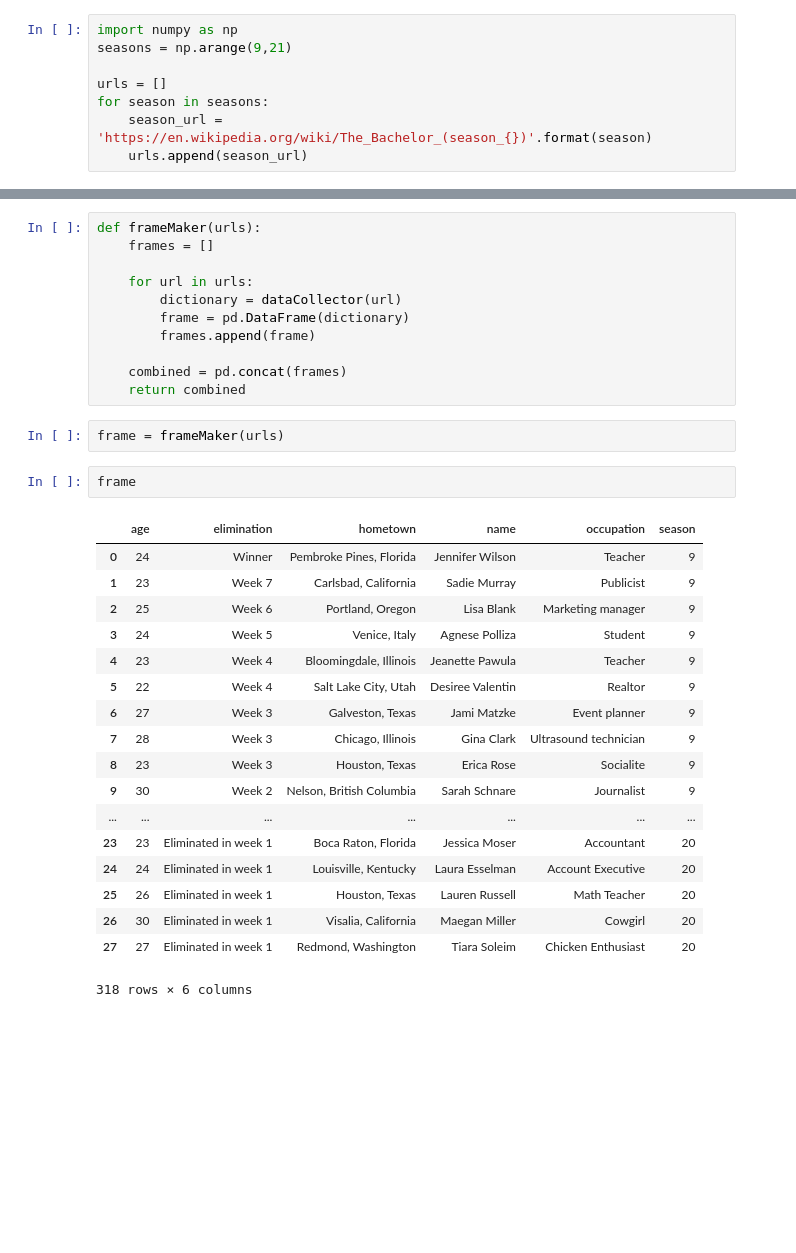
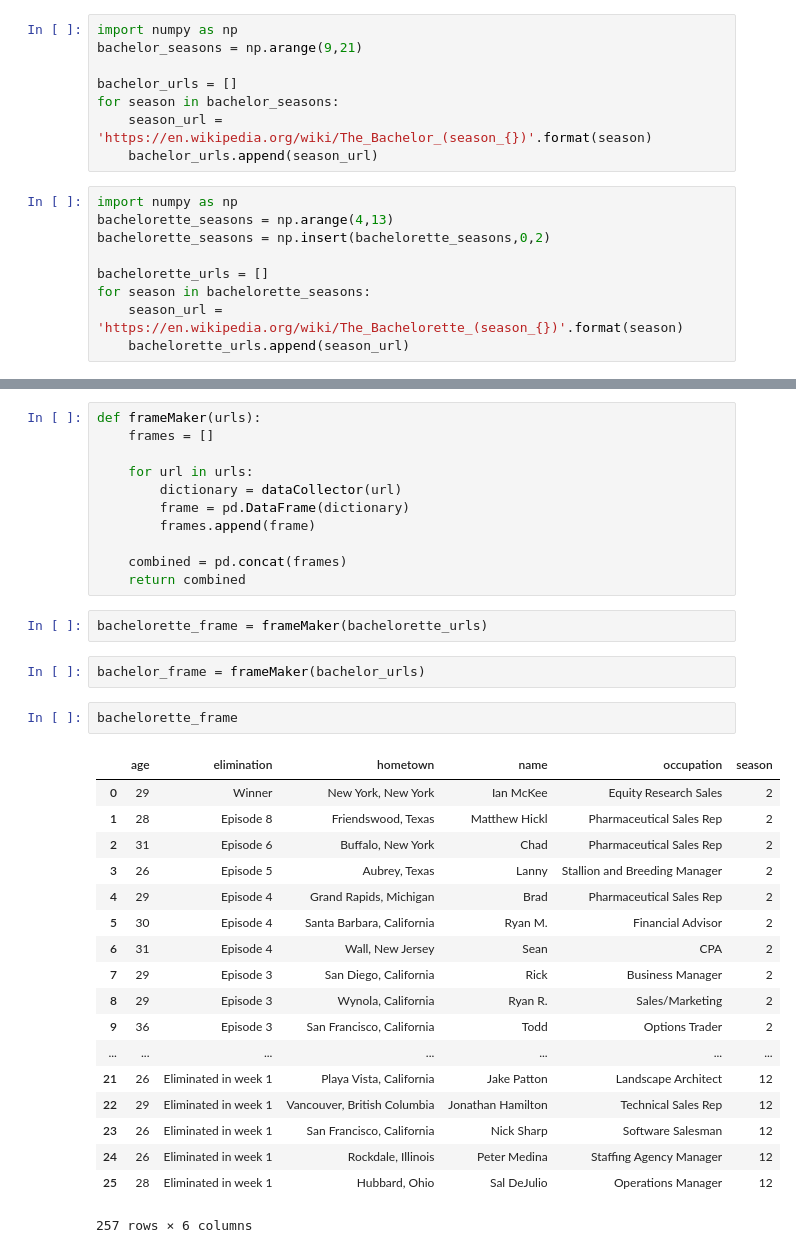
Before and after one commit to jcbain/bach_cast, a Jupyter notebook: bachelor_wiki_scraper.ipynb, the cells around one changed output, grey strips where cells are left out. Saved outputs shown, nothing was run; the diff lists cells and outputs as text; blank space fills up the shorter version.

Commit message:
add bachelorette urls

```diff
--- a/bachelor_wiki_scraper.ipynb
+++ b/bachelor_wiki_scraper.ipynb
@@ -6,9 +6,18 @@ import numpy as np
 import html5lib
 # %%
 import numpy as np
-seasons = np.arange(9,21)
+bachelor_seasons = np.arange(9,21)
 
-urls = []
-for season in seasons:
+bachelor_urls = []
+for season in bachelor_seasons:
     season_url = 'https://en.wikipedia.org/wiki/The_Bachelor_(season_{})'.format(season)
-    urls.append(season_url)
+    bachelor_urls.append(season_url)
+# %%
+import numpy as np
+bachelorette_seasons = np.arange(4,13)
+bachelorette_seasons = np.insert(bachelorette_seasons,0,2)
+
+bachelorette_urls = []
+for season in bachelorette_seasons:
+    season_url = 'https://en.wikipedia.org/wiki/The_Bachelorette_(season_{})'.format(season)
+    bachelorette_urls.append(season_url)
@@ -70,26 +92,28 @@ def frameMaker(urls):
 
     combined = pd.concat(frames)
     return combined
-# %%
-frame = frameMaker(urls)
-# %%
-frame
-# %% [output]
-|  | age | elimination | hometown | name | occupation | season |
-| 0 | 24 | Winner | Pembroke Pines, Florida | Jennifer Wilson | Teacher | 9 |
-| 1 | 23 | Week 7 | Carlsbad, California | Sadie Murray | Publicist | 9 |
-| 2 | 25 | Week 6 | Portland, Oregon | Lisa Blank | Marketing manager | 9 |
-| 3 | 24 | Week 5 | Venice, Italy | Agnese Polliza | Student | 9 |
-| 4 | 23 | Week 4 | Bloomingdale, Illinois | Jeanette Pawula | Teacher | 9 |
-| 5 | 22 | Week 4 | Salt Lake City, Utah | Desiree Valentin | Realtor | 9 |
-| 6 | 27 | Week 3 | Galveston, Texas | Jami Matzke | Event planner | 9 |
-| 7 | 28 | Week 3 | Chicago, Illinois | Gina Clark | Ultrasound technician | 9 |
-| 8 | 23 | Week 3 | Houston, Texas | Erica Rose | Socialite | 9 |
-| 9 | 30 | Week 2 | Nelson, British Columbia | Sarah Schnare | Journalist | 9 |
-| ... | ... | ... | ... | ... | ... | ... |
-| 23 | 23 | Eliminated in week 1 | Boca Raton, Florida | Jessica Moser | Accountant | 20 |
-| 24 | 24 | Eliminated in week 1 | Louisville, Kentucky | Laura Esselman | Account Executive | 20 |
-| 25 | 26 | Eliminated in week 1 | Houston, Texas | Lauren Russell | Math Teacher | 20 |
-| 26 | 30 | Eliminated in week 1 | Visalia, California | Maegan Miller | Cowgirl | 20 |
-| 27 | 27 | Eliminated in week 1 | Redmond, Washington | Tiara Soleim | Chicken Enthusiast | 20 |
-318 rows × 6 columns
+# %%
+bachelorette_frame = frameMaker(bachelorette_urls)
+# %%
+bachelor_frame = frameMaker(bachelor_urls)
+# %%
+bachelorette_frame
+# %% [output]
+|  | age | elimination | hometown | name | occupation | season |
+| 0 | 29 | Winner | New York, New York | Ian McKee | Equity Research Sales | 2 |
+| 1 | 28 | Episode 8 | Friendswood, Texas | Matthew Hickl | Pharmaceutical Sales Rep | 2 |
+| 2 | 31 | Episode 6 | Buffalo, New York | Chad | Pharmaceutical Sales Rep | 2 |
+| 3 | 26 | Episode 5 | Aubrey, Texas | Lanny | Stallion and Breeding Manager | 2 |
+| 4 | 29 | Episode 4 | Grand Rapids, Michigan | Brad | Pharmaceutical Sales Rep | 2 |
+| 5 | 30 | Episode 4 | Santa Barbara, California | Ryan M. | Financial Advisor | 2 |
+| 6 | 31 | Episode 4 | Wall, New Jersey | Sean | CPA | 2 |
+| 7 | 29 | Episode 3 | San Diego, California | Rick | Business Manager | 2 |
+| 8 | 29 | Episode 3 | Wynola, California | Ryan R. | Sales/Marketing | 2 |
+| 9 | 36 | Episode 3 | San Francisco, California | Todd | Options Trader | 2 |
+| ... | ... | ... | ... | ... | ... | ... |
+| 21 | 26 | Eliminated in week 1 | Playa Vista, California | Jake Patton | Landscape Architect | 12 |
+| 22 | 29 | Eliminated in week 1 | Vancouver, British Columbia | Jonathan Hamilton | Technical Sales Rep | 12 |
+| 23 | 26 | Eliminated in week 1 | San Francisco, California | Nick Sharp | Software Salesman | 12 |
+| 24 | 26 | Eliminated in week 1 | Rockdale, Illinois | Peter Medina | Staffing Agency Manager | 12 |
+| 25 | 28 | Eliminated in week 1 | Hubbard, Ohio | Sal DeJulio | Operations Manager | 12 |
+257 rows × 6 columns
```
Also changed, not shown: parts of 2 cells of this notebook.
